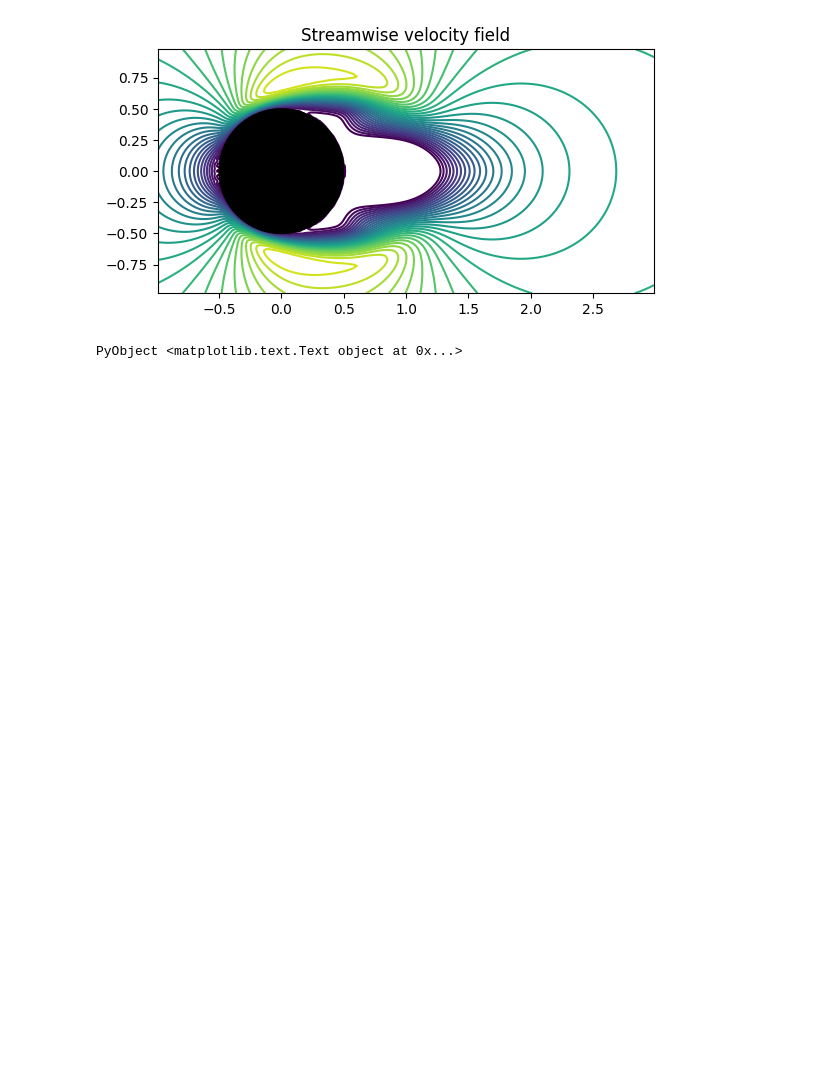
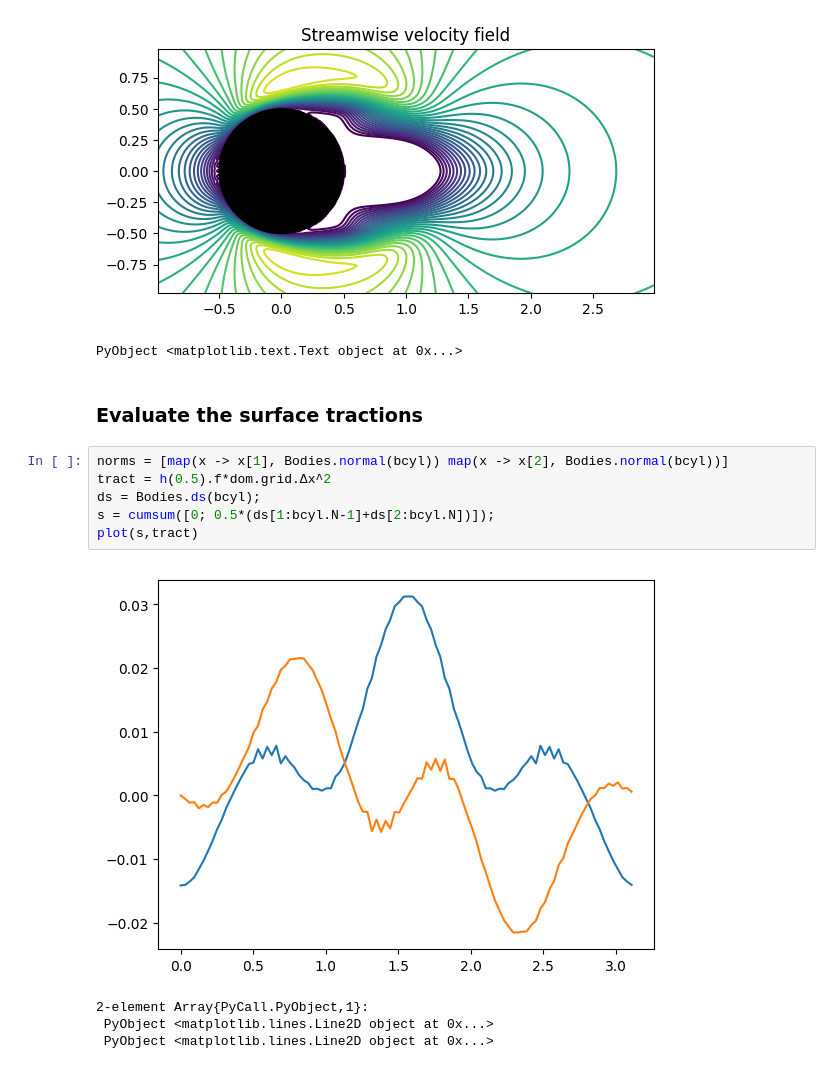
Before and after one commit to JuliaIBPM/ViscousFlow.jl, a Jupyter notebook: examples/Testing Navier-Stokes on a body.ipynb, the cells around one changed output. Cells and saved outputs as stored; diff of their text form; blank space fills up the shorter version.

```diff
--- a/examples/Testing Navier-Stokes on a body.ipynb
+++ b/examples/Testing Navier-Stokes on a body.ipynb
@@ -197,3 +203,16 @@ title("Streamwise velocity field")
 # %% [output]
 [figure]
 PyObject <matplotlib.text.Text object at 0x...>
+# %% [markdown]
+### Evaluate the surface tractions
+# %%
+norms = [map(x -> x[1], Bodies.normal(bcyl)) map(x -> x[2], Bodies.normal(bcyl))]
+tract = h(0.5).f*dom.grid.Δx^2
+ds = Bodies.ds(bcyl);
+s = cumsum([0; 0.5*(ds[1:bcyl.N-1]+ds[2:bcyl.N])]);
+plot(s,tract)
+# %% [output]
+[figure, added]
+2-element Array{PyCall.PyObject,1}:
+ PyObject <matplotlib.lines.Line2D object at 0x...>
+ PyObject <matplotlib.lines.Line2D object at 0x...>
```
Also changed, not shown: parts of 5 cells of this notebook, 8 other files.
